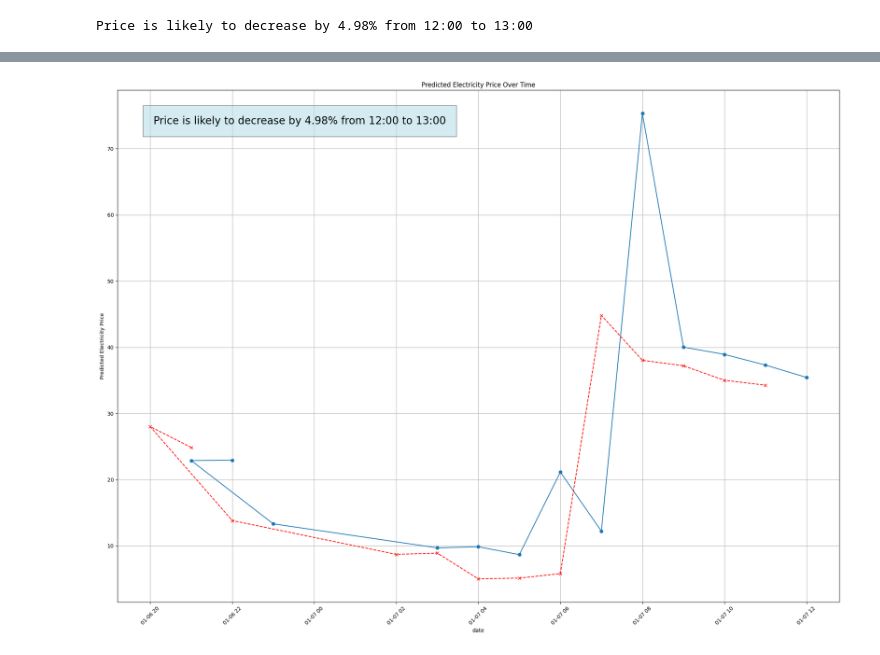
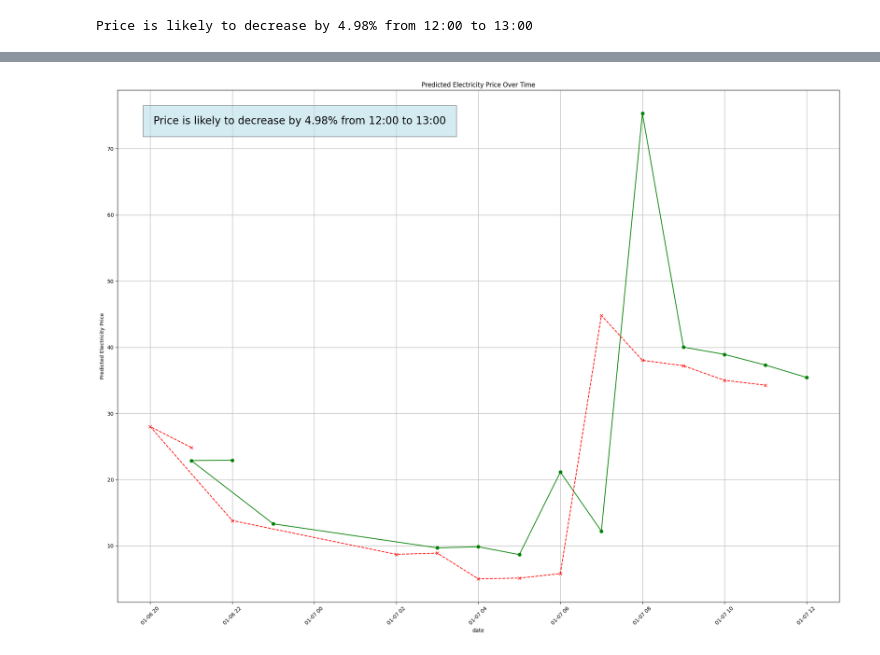
Before and after one commit to oskaralf/ID2223_FinalProject, a Jupyter notebook: notebooks/inference.ipynb, the cells around one changed output, grey strips where cells are left out. Saved outputs shown, nothing was run; the diff lists cells and outputs as text; code cells hidden in the pictures.

```diff
--- a/notebooks/inference.ipynb
+++ b/notebooks/inference.ipynb
@@ -284,7 +284,7 @@ Price is likely to decrease by 4.98% from 12:00 to 13:00
 #if 'predicted_electricity_price' not in batch_data.columns:
     #raise KeyError("'predicted_electricity_price' column does not exist in the DataFrame")
 plt.figure(figsize=(20, 15))
-plt.plot(plot_data['date']+pd.DateOffset(hours=2), plot_data['predicted_electricity_price'], marker='o', label='Predicted Price')
+plt.plot(plot_data['date']+pd.DateOffset(hours=2), plot_data['predicted_electricity_price'], marker='o', color='green', label='Predicted Price')
 plt.plot(plot_data['date']+pd.DateOffset(hours=1), plot_data['prices'], marker='x', color='red', label='Actual Price', linestyle='--')
 
 
@@ -318 +317 @@ plt.show()
-[figure, old version]
+[figure, new version]
```
Also changed, not shown: parts of 1 cell of this notebook, 1 other file.
